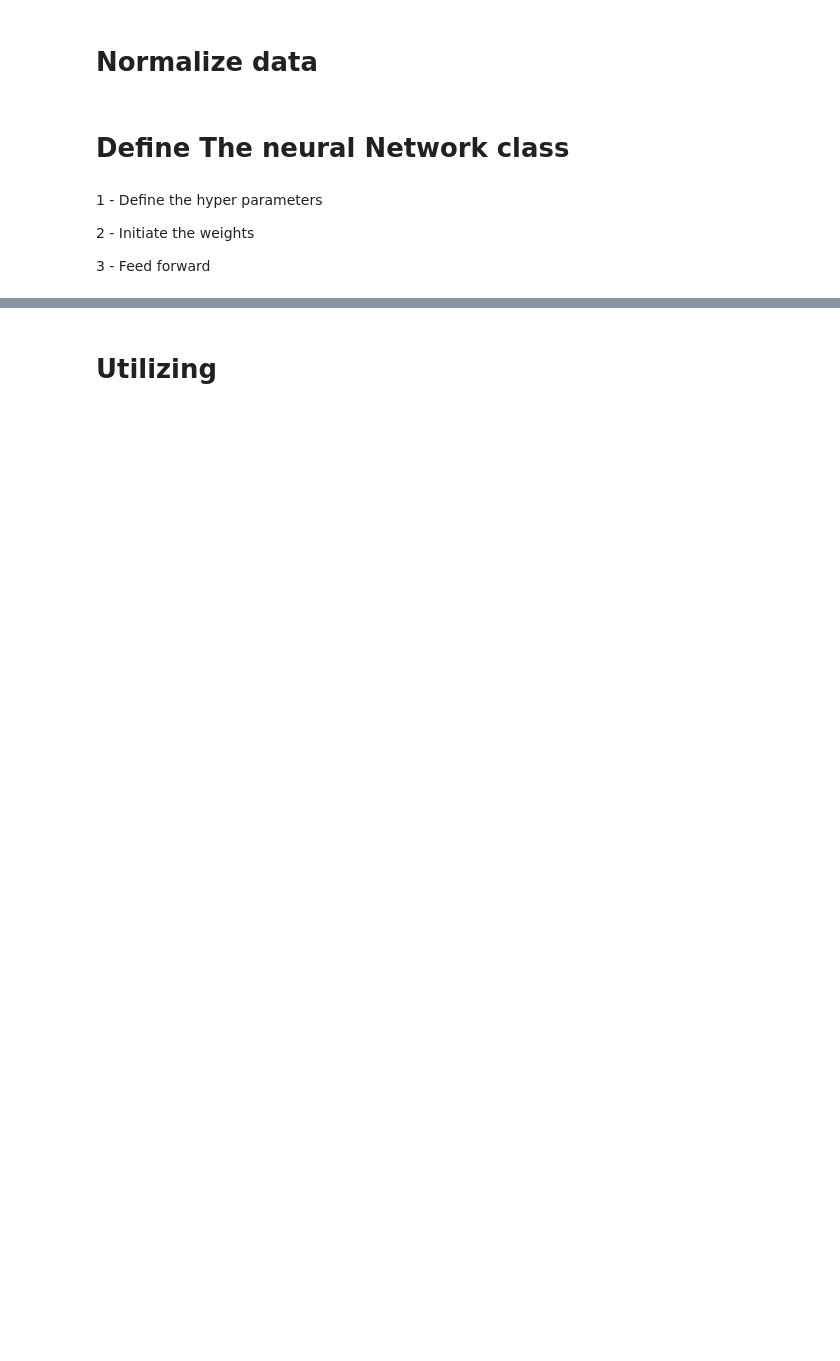
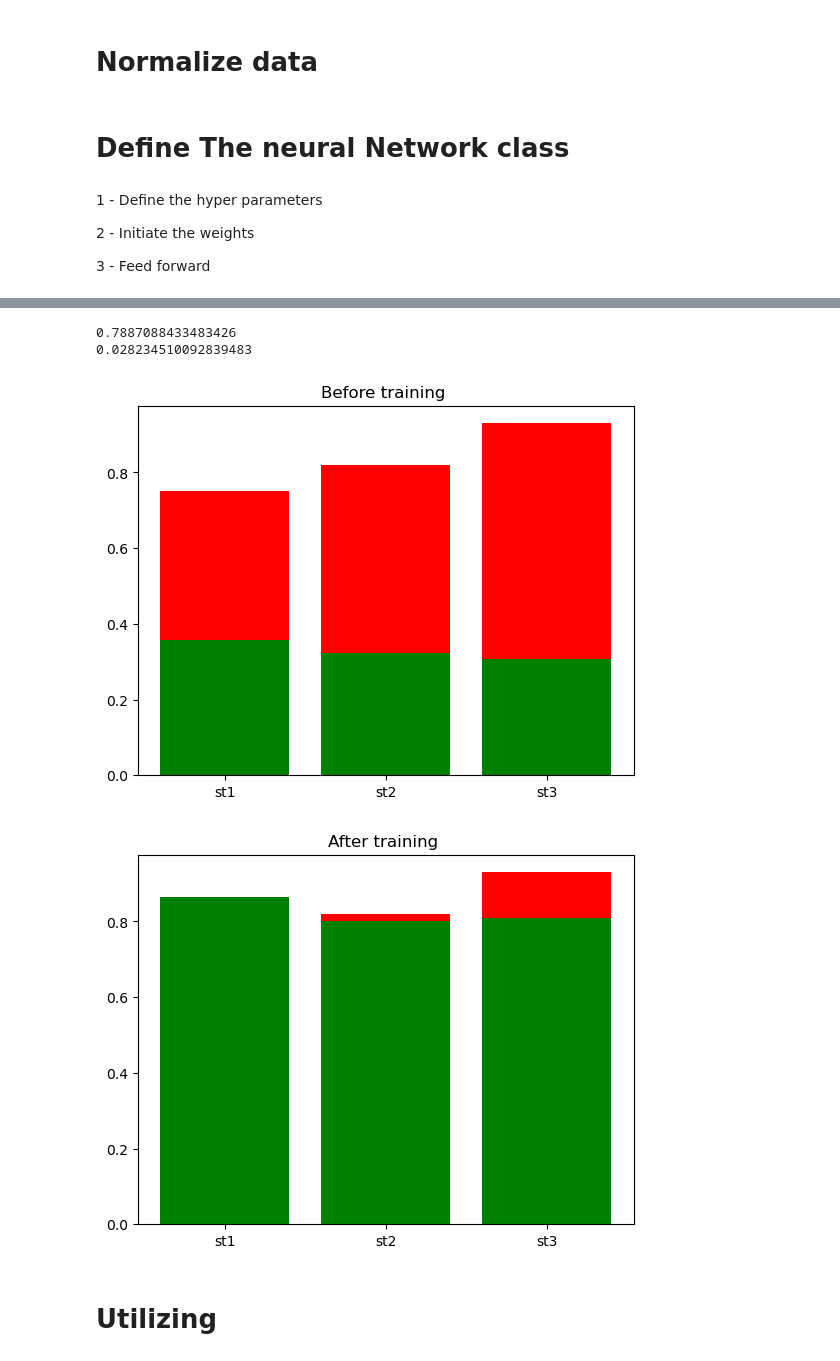
Before and after one commit to Navid-Ziaei/DeepLearningCourse, a Jupyter notebook: Week1/Neural network.ipynb, the cells around one changed output, grey strips where cells are left out. Drawn from its saved outputs; the diff is of its cells as text; code cells hidden in the pictures; blank space fills up the shorter version.

```diff
--- a/Week1/Neural network.ipynb
+++ b/Week1/Neural network.ipynb
@@ -69,3 +150,21 @@ my_model = NeuralNetwork()
+# %%
+y_hat_after_training = my_model.forward(X_train)
+
+plt.figure()
+plt.bar(['st1','st2','st3'],np.squeeze(y_train),color='r')
+plt.bar(['st1','st2','st3'],np.squeeze(y_hat_before_training),color='g')
+plt.title('Before training ')
+print(np.sum((y_hat_before_training - y_train)**2))
+plt.figure()
+plt.bar(['st1','st2','st3'],np.squeeze(y_train),color='r')
+plt.bar(['st1','st2','st3'],np.squeeze(y_hat_after_training),color='g')
+plt.title('After training ')
+print(my_model.cost_function(X_train,y_train))
+# %% [output]
+0.7887088433483426
+0.028234510092839483
+[figure, added]
+[figure, added]
 # %% [markdown]
 # Utilizing
 # %%
```
Also changed, not shown: parts of 12 cells of this notebook.
